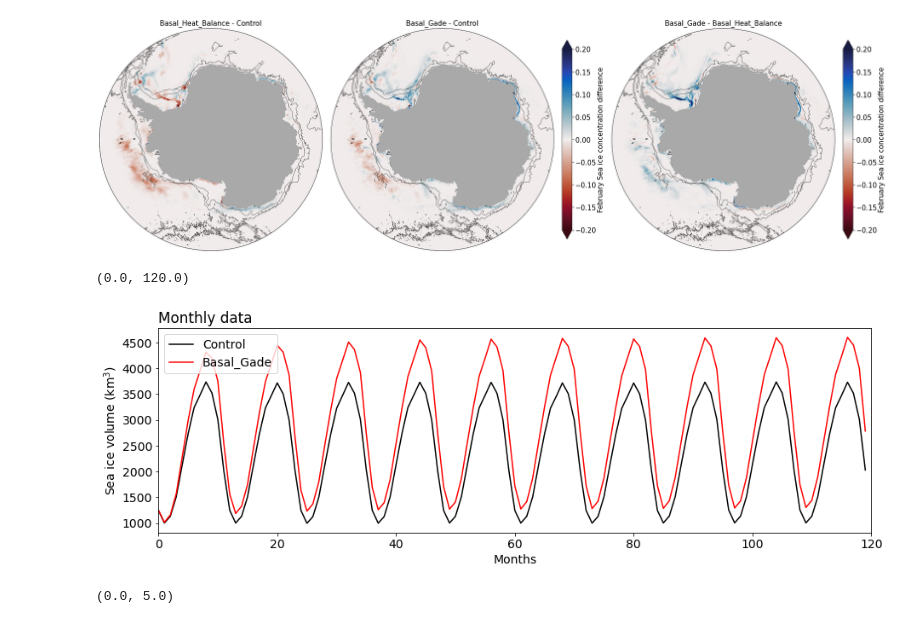
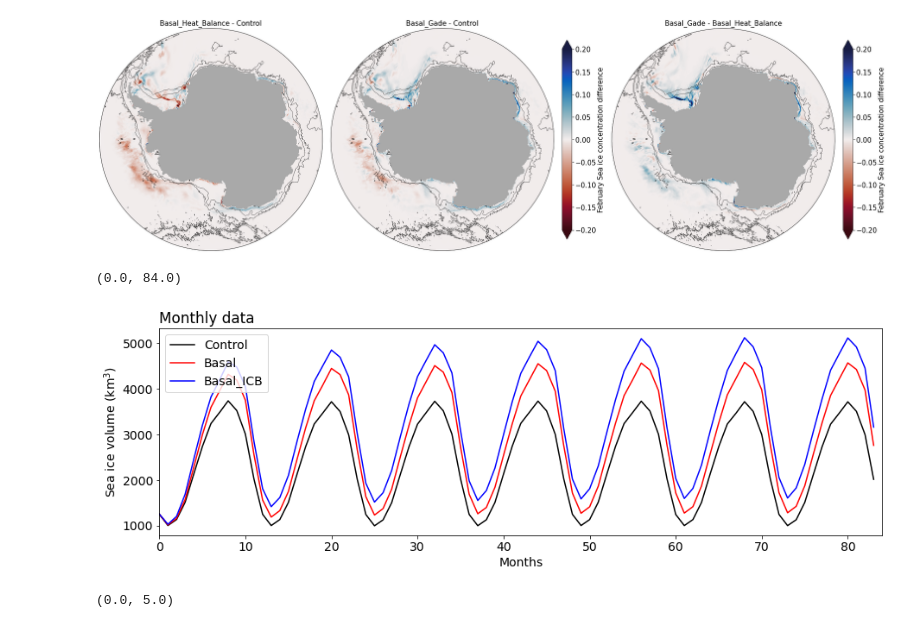
Before and after one commit to pedrocol/basal_mom5-collaborative-project, a Jupyter notebook: notebooks/seaice/seaice.ipynb, the cells around one changed output. Cells and saved outputs as stored; diff of their text form; code cells hidden in the pictures.

```diff
--- a/notebooks/seaice/seaice.ipynb
+++ b/notebooks/seaice/seaice.ipynb
@@ -158,18 +156,18 @@ hi_Tfreezing_min_calv_2_gade['time']   = hi_Tfreezing_min_calv_2_gade.time.to_pa
 hi_con = hi_con.sel(time=slice(start_time,end_time)).sel(yt_ocean=lat_slice)
 aice_con = aice_con.sel(time=slice(start_time,end_time)).sel(yt_ocean=lat_slice)
 
-#hi_Tfreezing_min_calv_2 = hi_Tfreezing_min_calv_2.sel(time=slice(start_time,end_time)).sel(yt_ocean=lat_slice)
-#aice_Tfreezing_min_calv_2 = aice_Tfreezing_min_calv_2.sel(time=slice(start_time,end_time)).sel(yt_ocean=lat_slice)
+hi_gade = hi_gade.sel(time=slice(start_time,end_time)).sel(yt_ocean=lat_slice)
+aice_gade = aice_gade.sel(time=slice(start_time,end_time)).sel(yt_ocean=lat_slice)
 
-hi_Tfreezing_min_calv_2_gade = hi_Tfreezing_min_calv_2_gade.sel(time=slice(start_time,end_time)).sel(yt_ocean=lat_slice)
-aice_Tfreezing_min_calv_2_gade = aice_Tfreezing_min_calv_2_gade.sel(time=slice(start_time,end_time)).sel(yt_ocean=lat_slice)
+hi_gade_icb = hi_gade_icb.sel(time=slice(start_time,end_time)).sel(yt_ocean=lat_slice)
+aice_gade_icb = aice_gade_icb.sel(time=slice(start_time,end_time)).sel(yt_ocean=lat_slice)
 # %%
 # Calculate sea ice volume, convert to km^3 and rename dataarray
 vi_con = aice_con * area_t * hi_con * 1e-9
 
-#vi_Tfreezing_min_calv_2 = aice_Tfreezing_min_calv_2 * area_t * hi_Tfreezing_min_calv_2 * 1e-9
+vi_gade = aice_gade * area_t * hi_gade * 1e-9
 
-vi_Tfreezing_min_calv_2_gade = aice_Tfreezing_min_calv_2_gade * area_t * hi_Tfreezing_min_calv_2_gade * 1e-9
+vi_gade_icb = aice_gade_icb * area_t * hi_gade_icb * 1e-9
 # %%
 # time averages
 
@@ -466,14 +464,14 @@ shelf_mask = xr.DataArray(shelf_mask, coords = [('yt_ocean', yt_ocean), ('xt_oce
 vi_con_shelf  = vi_con * shelf_mask.sel(yt_ocean=lat_slice).sel(xt_ocean=lon_slice)
 vi_con_shelf = vi_con_shelf.load()
 
-#vi_Tfreezing_min_calv_2_shelf  = vi_Tfreezing_min_calv_2 * shelf_mask.sel(yt_ocean=lat_slice).sel(xt_ocean=lon_slice)
-#vi_Tfreezing_min_calv_2_shelf = vi_Tfreezing_min_calv_2_shelf.load()
+vi_gade_shelf  = vi_gade * shelf_mask.sel(yt_ocean=lat_slice).sel(xt_ocean=lon_slice)
+vi_gade_shelf = vi_gade_shelf.load()
 
-vi_Tfreezing_min_calv_2_gade_shelf  = vi_Tfreezing_min_calv_2_gade * shelf_mask.sel(yt_ocean=lat_slice).sel(xt_ocean=lon_slice)
-vi_Tfreezing_min_calv_2_gade_shelf = vi_Tfreezing_min_calv_2_gade_shelf.load()
+vi_gade_icb_shelf = vi_gade_icb * shelf_mask.sel(yt_ocean=lat_slice).sel(xt_ocean=lon_slice)
+vi_gade_icb_shelf = vi_gade_icb_shelf.load()
 # %%
 vi_con_shelf_cpolar  = vi_con_shelf.sum('xt_ocean').sum('yt_ocean')
-#vi_Tfreezing_min_calv_2_shelf_cpolar = vi_Tfreezing_min_calv_2_shelf.sum('xt_ocean').sum('yt_ocean')
-vi_Tfreezing_min_calv_2_gade_shelf_cpolar = vi_Tfreezing_min_calv_2_gade_shelf.sum('xt_ocean').sum('yt_ocean')
+vi_gade_shelf_cpolar = vi_gade_shelf.sum('xt_ocean').sum('yt_ocean')
+vi_gade_icb_shelf_cpolar = vi_gade_icb_shelf.sum('xt_ocean').sum('yt_ocean')
 # %%
 vi_con_shelf_cpolar_a = vi_con_shelf_cpolar.mean('time')
@@ -498,20 +496,19 @@ plt.rcParams['savefig.bbox'] = 'tight'
 # %%
 fig = plt.figure(figsize=(15,15))
 
 plt.subplot(311)
 plt.title('Monthly data', loc='left')
 plt.plot(vi_con_shelf_cpolar, color='k', label='Control')
-#plt.plot(vi_Tfreezing_min_calv_2_shelf_cpolar, color='orange', label='Basal_Heat_Balance')
-plt.plot(vi_Tfreezing_min_calv_2_gade_shelf_cpolar, color='red', label='Basal_Gade')
-
+plt.plot(vi_gade_shelf_cpolar, color='red', label='Basal')
+plt.plot(vi_gade_icb_shelf_cpolar, color='blue', label='Basal_ICB')
 
 plt.legend()
 plt.xlabel('Months')
 plt.ylabel('Sea ice volume (km$^3$)')
-plt.xlim(0,120)
+plt.xlim(0,84)
 # %% [output]
-(0.0, 120.0)
+(0.0, 84.0)
-[figure, old version]
+[figure, new version]
 # %%
 fig = plt.figure(figsize=(15,15))
 
```
Also changed, not shown: parts of 8 cells of this notebook, 1 other file.
